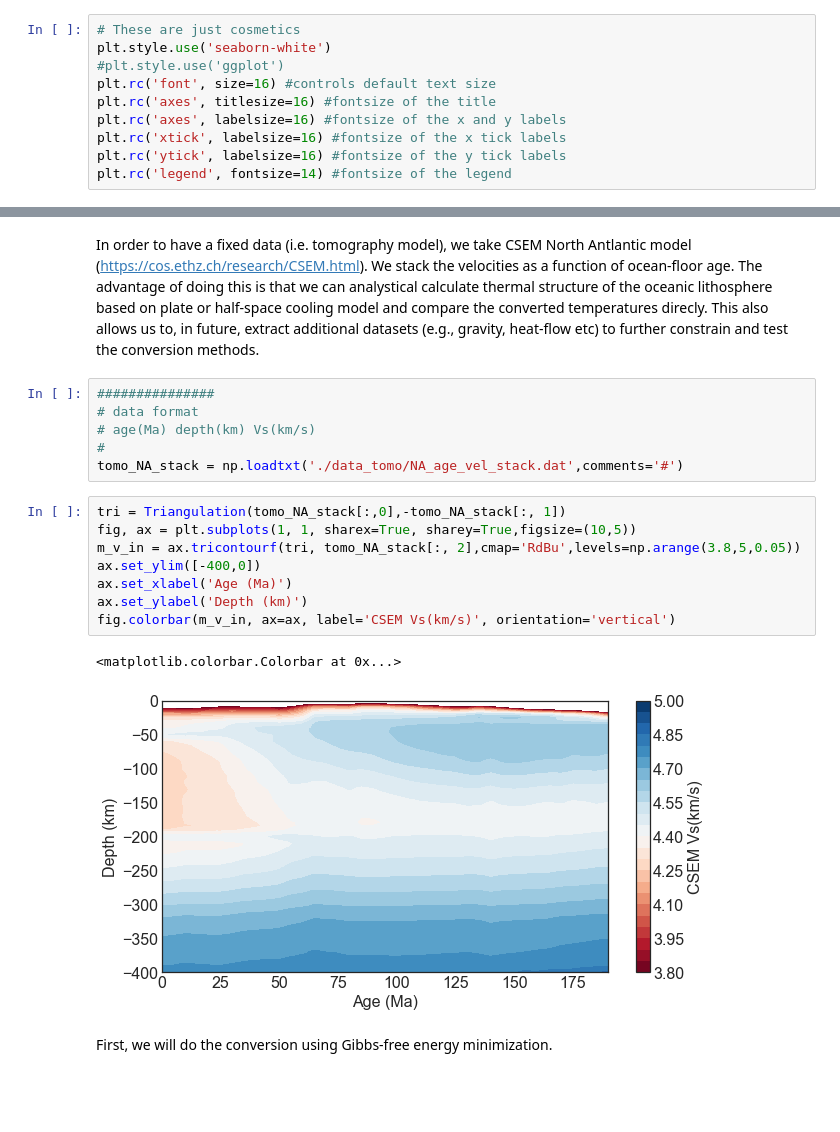
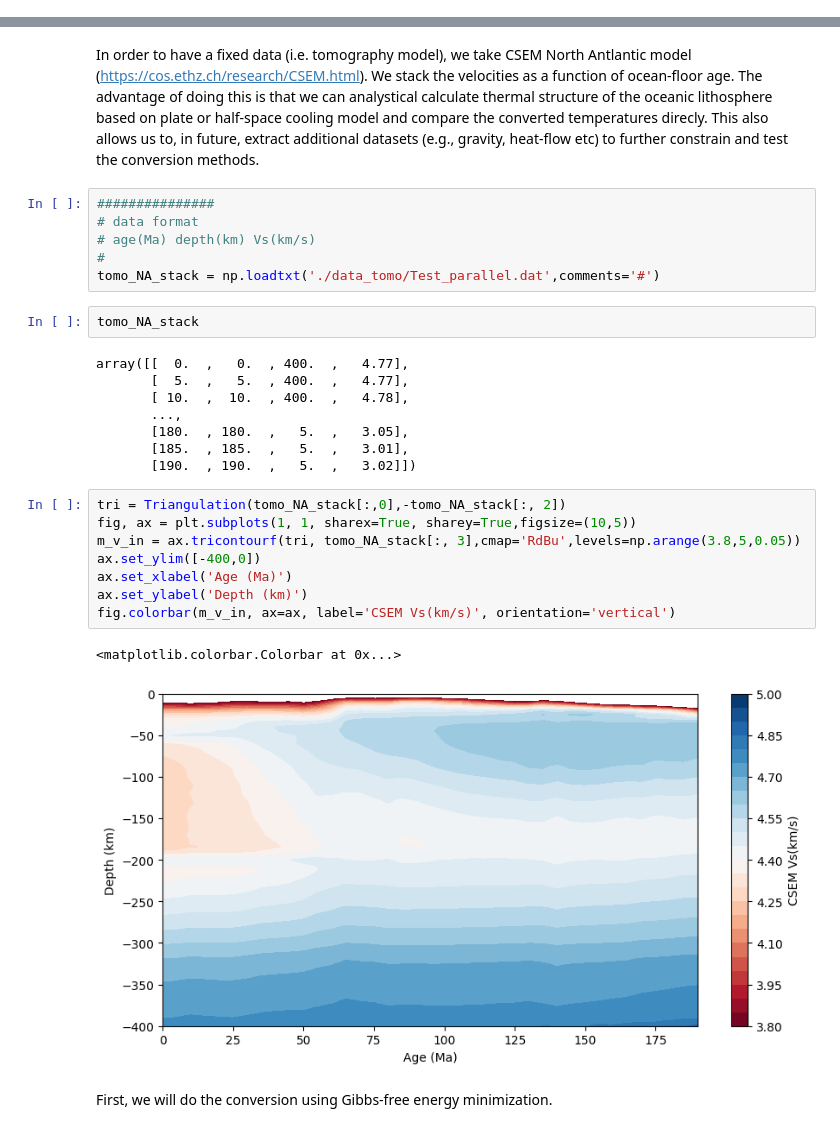
Before and after one commit to ajay6763/V2RhoT_gibbs, a Jupyter notebook: Method_comparison.ipynb, the cells around one changed output, grey strips where cells are left out. Saved outputs shown, nothing was run; the diff lists cells and outputs as text; blank space fills up the shorter version.

```diff
--- a/Method_comparison.ipynb
+++ b/Method_comparison.ipynb
@@ -18,14 +18,4 @@ from VelocityConversion import MantleConversion
 np.set_printoptions(precision=2, suppress=True)
-# %%
-# These are just cosmetics
-plt.style.use('seaborn-white')
-#plt.style.use('ggplot')
-plt.rc('font', size=16) #controls default text size
-plt.rc('axes', titlesize=16) #fontsize of the title
-plt.rc('axes', labelsize=16) #fontsize of the x and y labels
-plt.rc('xtick', labelsize=16) #fontsize of the x tick labels
-plt.rc('ytick', labelsize=16) #fontsize of the y tick labels
-plt.rc('legend', fontsize=14) #fontsize of the legend
 # %% [markdown]
 ## Data
 # %% [markdown]
@@ -35,18 +25,28 @@ In order to have a fixed data (i.e. tomography model), we take CSEM North Antlan
 # data format
 # age(Ma) depth(km) Vs(km/s)
 #
-tomo_NA_stack = np.loadtxt('./data_tomo/NA_age_vel_stack.dat',comments='#')
+tomo_NA_stack = np.loadtxt('./data_tomo/Test_parallel.dat',comments='#')
+# %%
+tomo_NA_stack
+# %% [output]
+array([[  0.  ,   0.  , 400.  ,   4.77],
+       [  5.  ,   5.  , 400.  ,   4.77],
+       [ 10.  ,  10.  , 400.  ,   4.78],
+       ...,
+       [180.  , 180.  ,   5.  ,   3.05],
+       [185.  , 185.  ,   5.  ,   3.01],
+       [190.  , 190.  ,   5.  ,   3.02]])
 # %%
-tri = Triangulation(tomo_NA_stack[:,0],-tomo_NA_stack[:, 1])
+tri = Triangulation(tomo_NA_stack[:,0],-tomo_NA_stack[:, 2])
 fig, ax = plt.subplots(1, 1, sharex=True, sharey=True,figsize=(10,5))
-m_v_in = ax.tricontourf(tri, tomo_NA_stack[:, 2],cmap='RdBu',levels=np.arange(3.8,5,0.05))
+m_v_in = ax.tricontourf(tri, tomo_NA_stack[:, 3],cmap='RdBu',levels=np.arange(3.8,5,0.05))
 ax.set_ylim([-400,0])
 ax.set_xlabel('Age (Ma)')
 ax.set_ylabel('Depth (km)')
 fig.colorbar(m_v_in, ax=ax, label='CSEM Vs(km/s)', orientation='vertical')
 # %% [output]
 <matplotlib.colorbar.Colorbar at 0x...>
-[figure, old version]
+[figure, new version]
 # %% [markdown]
 First, we will do the conversion using Gibbs-free energy minimization.
 # %% [markdown]
```
Also changed, not shown: parts of 7 cells of this notebook, 2 other files.
